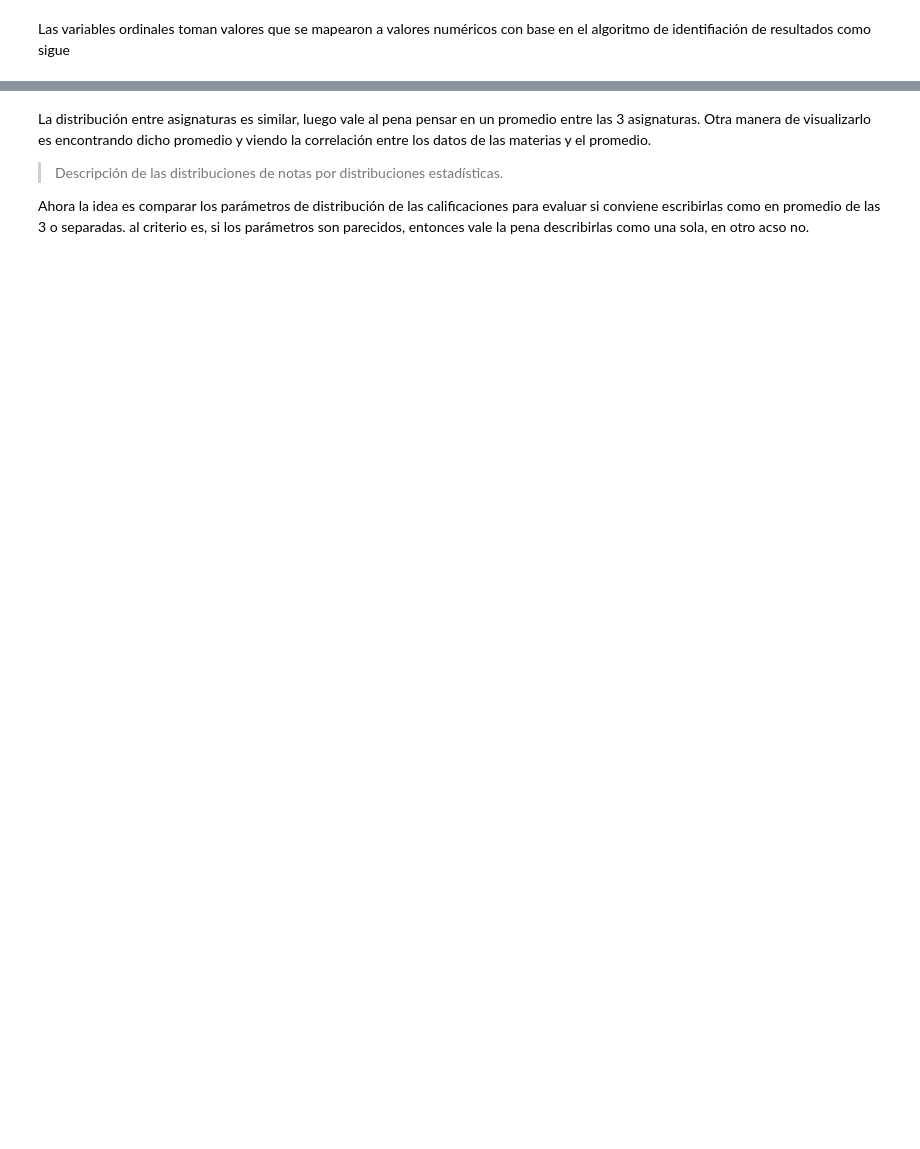
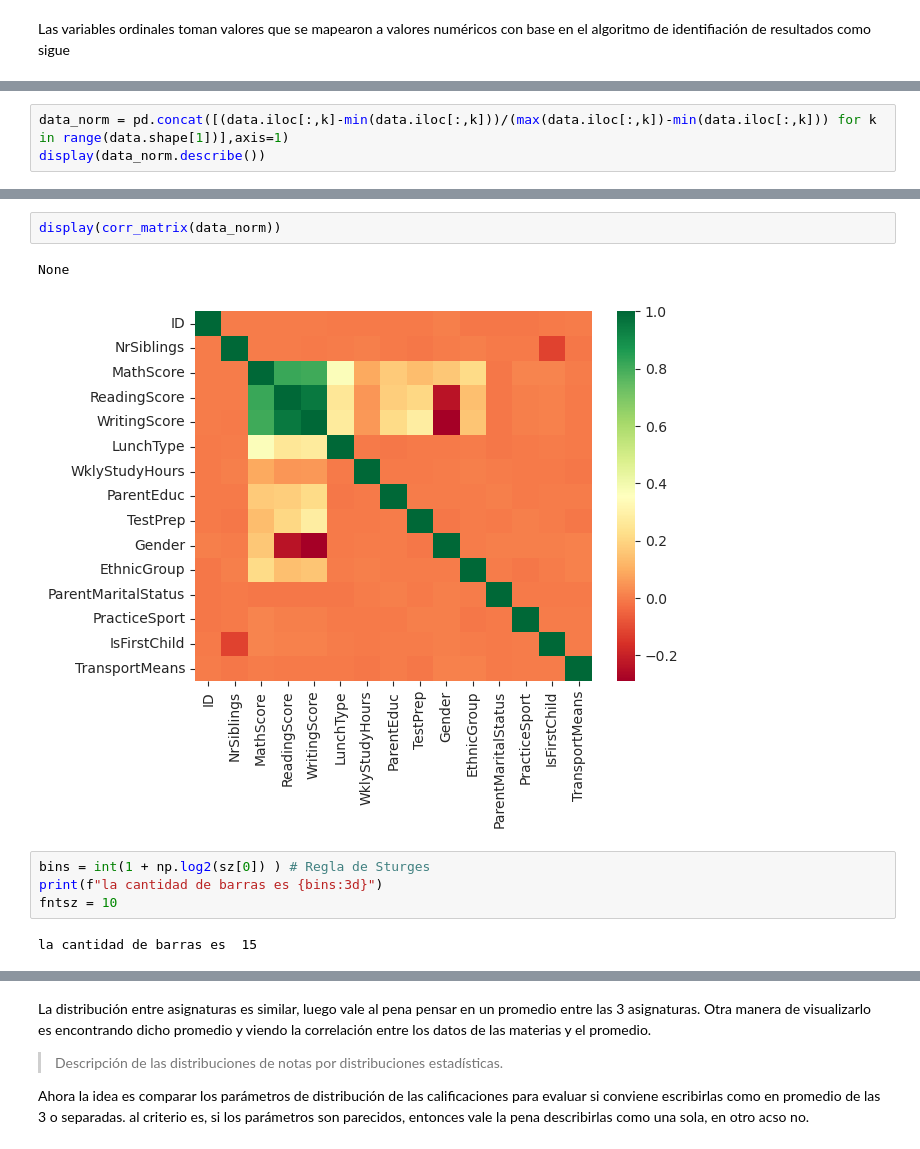
Before and after one commit to AdrFelHB/an-lisis-de-datos, a Jupyter notebook: main.ipynb, the cells around one changed output, grey strips where cells are left out. Cells and saved outputs as stored; diff of their text form; blank space fills up the shorter version.

```diff
--- a/main.ipynb
+++ b/main.ipynb
@@ -200,0 +251,3 @@ plt.show()
+# %%
+data_norm = pd.concat([(data.iloc[:,k]-min(data.iloc[:,k]))/(max(data.iloc[:,k])-min(data.iloc[:,k])) for k in range(data.shape[1])],axis=1)
+display(data_norm.describe())
@@ -200,0 +273,11 @@ plt.show()
+# %%
+display(corr_matrix(data_norm))
+# %% [output]
+None
+[figure, added]
+# %%
+bins = int(1 + np.log2(sz[0]) ) # Regla de Sturges
+print(f"la cantidad de barras es {bins:3d}")
+fntsz = 10
+# %% [output]
+la cantidad de barras es  15
```
Also changed, not shown: parts of 43 cells of this notebook, 2 other files.
